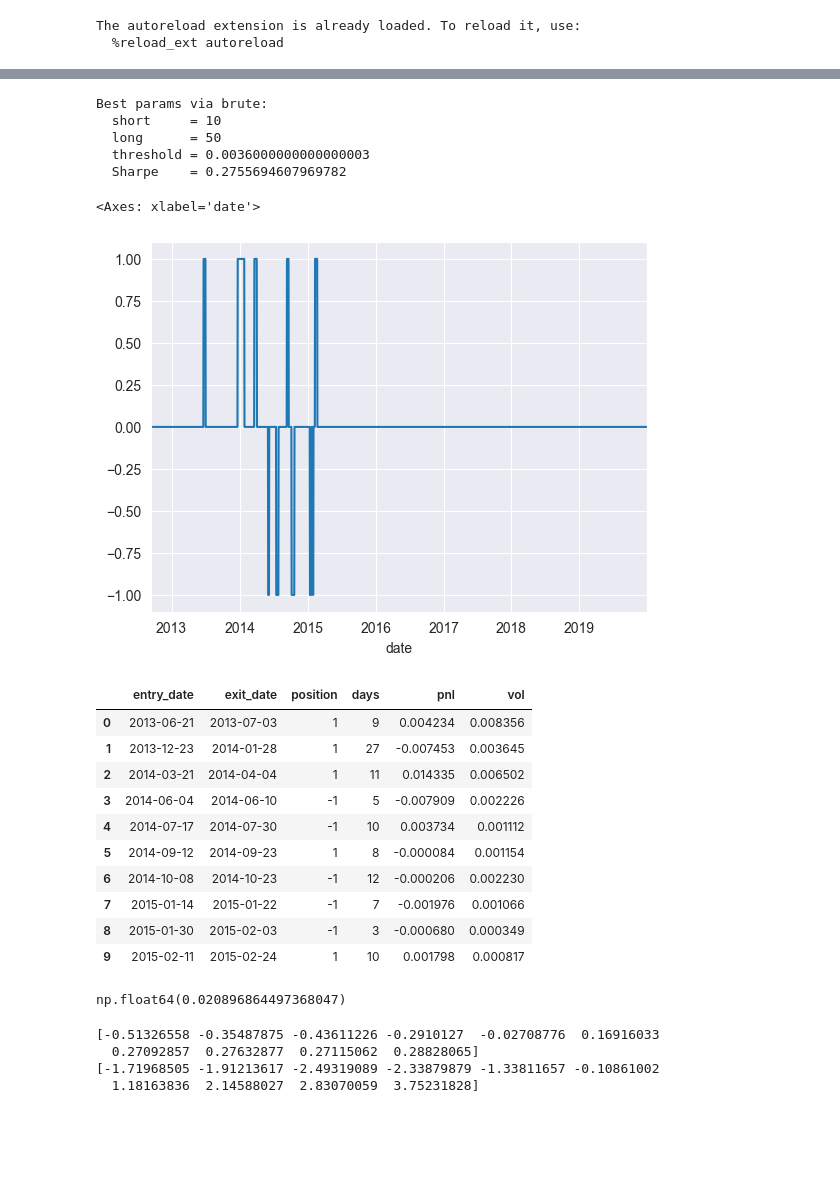
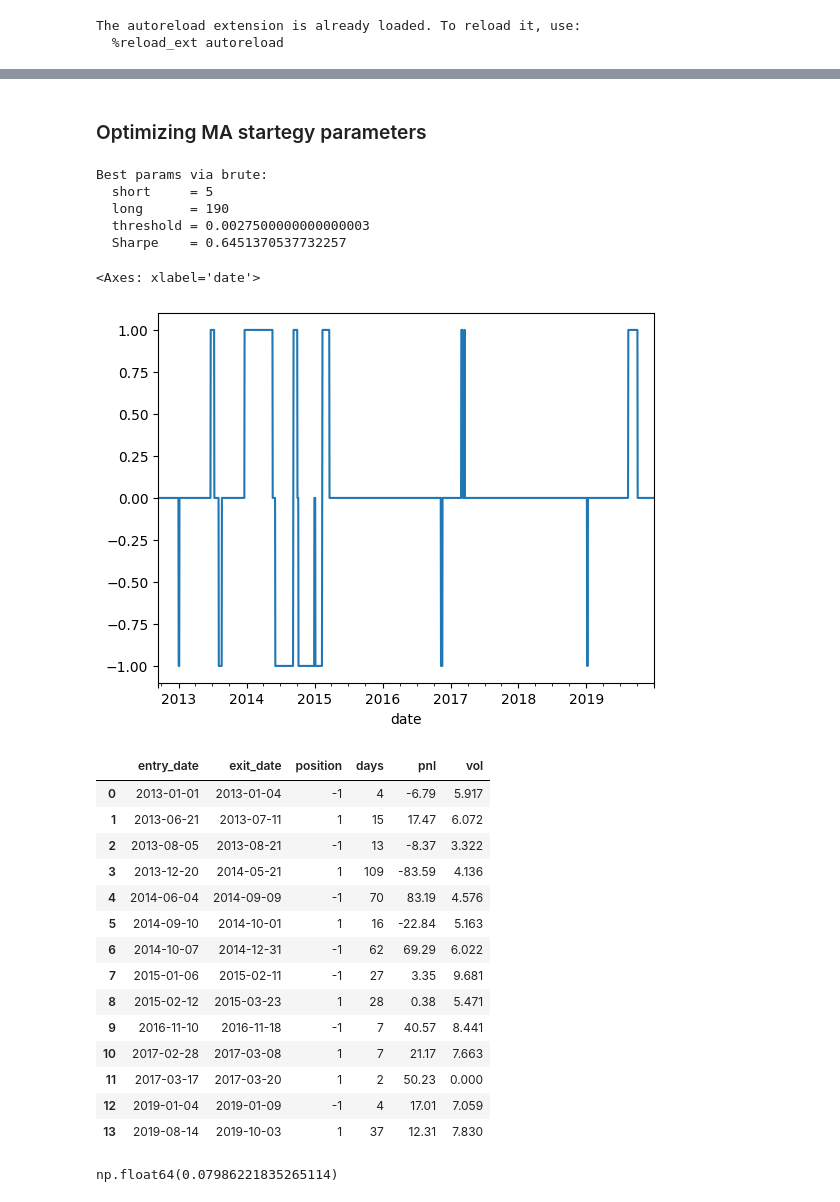
Before and after one commit to hedge-fund-strats/yield-curve-slope-trading, a Jupyter notebook: 05-trading-strat-joaquin.ipynb, the cells around one changed output, grey strips where cells are left out. Cells and saved outputs as stored; diff of their text form; code cells hidden in the pictures; blank space fills up the shorter version.

Commit message:
fixes errors in EMA strategy

```diff
--- a/05-trading-strat-joaquin.ipynb
+++ b/05-trading-strat-joaquin.ipynb
@@ -46,3 +50,18 @@ plt.show()
+# %% [markdown]
+### Optimizing MA startegy parameters
+# %%
+portfolio = np.array([
+    -1.0, #1Y
+    0,    #2Y
+    0,    #3Y
+    0,    #4Y
+    0,    #5Y
+    0,    #7Y
+    1.0,  #10Y
+    0,    #15Y
+    0,    #20Y
+    0,    #25Y
+])
 # %%
 from scipy.optimize import brute
 
@@ -55,7 +74,7 @@ def neg_ema_strat_sharpe(X):
 
     if short < 1 or long <= short:
         return 1e6
-    sharpe = mod.ema_strat_sharpe(train_scores, train_pca, train_df, short, long, threshold)
+    sharpe = mod.ema_strat_trading_sharpe(train_scores, train_pca, train_df, portfolio, short, long, threshold)
     # If your ema_strat_sharpe returns -inf on bad configs, penalize
     if not np.isfinite(sharpe):
         return 1e6
@@ -73,7 +92,7 @@ best_x, best_f, grid_vals, grid_sharpes = brute(
                                     neg_ema_strat_sharpe,
                                     rranges,
                                     full_output=True,
-                                    finish=None,  # IMPORTANT: don't run a local optimizer afterwards
+                                    finish=None,
                                 )
 
 best_short     = int(round(best_x[0]))
@@ -88,46 +107,43 @@ print("  threshold =", best_threshold)
 print("  Sharpe    =", best_sharpe)
 # %% [output]
 Best params via brute:
-  short     = 10
-  long      = 50
-  threshold = 0.0036000000000000003
-  Sharpe    = 0.2755694607969782
+  short     = 5
+  long      = 190
+  threshold = 0.0027500000000000003
+  Sharpe    = 0.6451370537732257
 # %%
-trades, df2 = mod.ema_strat(train_scores, train_pca, train_df, short=10, long=50, threshold=0.0030)
+trades, df2 = mod.ema_strat(train_scores,
+                            train_pca,
+                            train_df,
+                            portfolio,
+                            short=5, long=190, threshold=0.0015)
 df2["position"].plot()
 # %% [output]
 <Axes: xlabel='date'>
-[figure, old version]
+[figure, new version]
 # %%
 df_trades = pd.DataFrame(trades)
 df_trades.drop(columns=["pc_loading", "portfolio","mtm"], inplace=True)
 df_trades
 # %% [output]
 |  | entry_date | exit_date | position | days | pnl | vol |
-| 0 | 2013-06-21 | 2013-07-03 | 1 | 9 | 0.004234 | 0.008356 |
-| 1 | 2013-12-23 | 2014-01-28 | 1 | 27 | -0.007453 | 0.003645 |
-| 2 | 2014-03-21 | 2014-04-04 | 1 | 11 | 0.014335 | 0.006502 |
-| 3 | 2014-06-04 | 2014-06-10 | -1 | 5 | -0.007909 | 0.002226 |
-| 4 | 2014-07-17 | 2014-07-30 | -1 | 10 | 0.003734 | 0.001112 |
-| 5 | 2014-09-12 | 2014-09-23 | 1 | 8 | -0.000084 | 0.001154 |
-| 6 | 2014-10-08 | 2014-10-23 | -1 | 12 | -0.000206 | 0.002230 |
-| 7 | 2015-01-14 | 2015-01-22 | -1 | 7 | -0.001976 | 0.001066 |
-| 8 | 2015-01-30 | 2015-02-03 | -1 | 3 | -0.000680 | 0.000349 |
-| 9 | 2015-02-11 | 2015-02-24 | 1 | 10 | 0.001798 | 0.000817 |
+| 0 | 2013-01-01 | 2013-01-04 | -1 | 4 | -6.79 | 5.917 |
+| 1 | 2013-06-21 | 2013-07-11 | 1 | 15 | 17.47 | 6.072 |
+| 2 | 2013-08-05 | 2013-08-21 | -1 | 13 | -8.37 | 3.322 |
+| 3 | 2013-12-20 | 2014-05-21 | 1 | 109 | -83.59 | 4.136 |
+| 4 | 2014-06-04 | 2014-09-09 | -1 | 70 | 83.19 | 4.576 |
+| 5 | 2014-09-10 | 2014-10-01 | 1 | 16 | -22.84 | 5.163 |
+| 6 | 2014-10-07 | 2014-12-31 | -1 | 62 | 69.29 | 6.022 |
+| 7 | 2015-01-06 | 2015-02-11 | -1 | 27 | 3.35 | 9.681 |
+| 8 | 2015-02-12 | 2015-03-23 | 1 | 28 | 0.38 | 5.471 |
+| 9 | 2016-11-10 | 2016-11-18 | -1 | 7 | 40.57 | 8.441 |
+| 10 | 2017-02-28 | 2017-03-08 | 1 | 7 | 21.17 | 7.663 |
+| 11 | 2017-03-17 | 2017-03-20 | 1 | 2 | 50.23 | 0.000 |
+| 12 | 2019-01-04 | 2019-01-09 | -1 | 4 | 17.01 | 7.059 |
+| 13 | 2019-08-14 | 2019-10-03 | 1 | 37 | 12.31 | 7.830 |
 # %%
-sharpe = mod.ema_strat_sharpe(train_scores, train_pca, train_df, short=10, long=50, threshold=0.0030)
+sharpe = mod.ema_strat_trading_sharpe(train_scores, train_pca, train_df, portfolio,
+                                            short=5, long=90, threshold=0.0015)
 sharpe
 # %% [output]
-np.float64(0.020896864497368047)
+np.float64(0.07986221835265114)
-# %%
-date = "2013-06-21"
-pca_lookup = mod.build_pca_lookup(train_pca)
-loading = pca_lookup(date)
-portfolio = mod.dv01_neutral_portfolio(loading[1, :], train_df.loc[date])
-print(loading[1, :])
-print(portfolio)
-# %% [output]
-[-0.51326558 -0.35487875 -0.43611226 -0.2910127  -0.02708776  0.16916033
-  0.27092857  0.27632877  0.27115062  0.28828065]
-[-1.71968505 -1.91213617 -2.49319089 -2.33879879 -1.33811657 -0.10861002
-  1.18163836  2.14588027  2.83070059  3.75231828]
```
Also changed, not shown: parts of 4 cells of this notebook, 1 other file.
